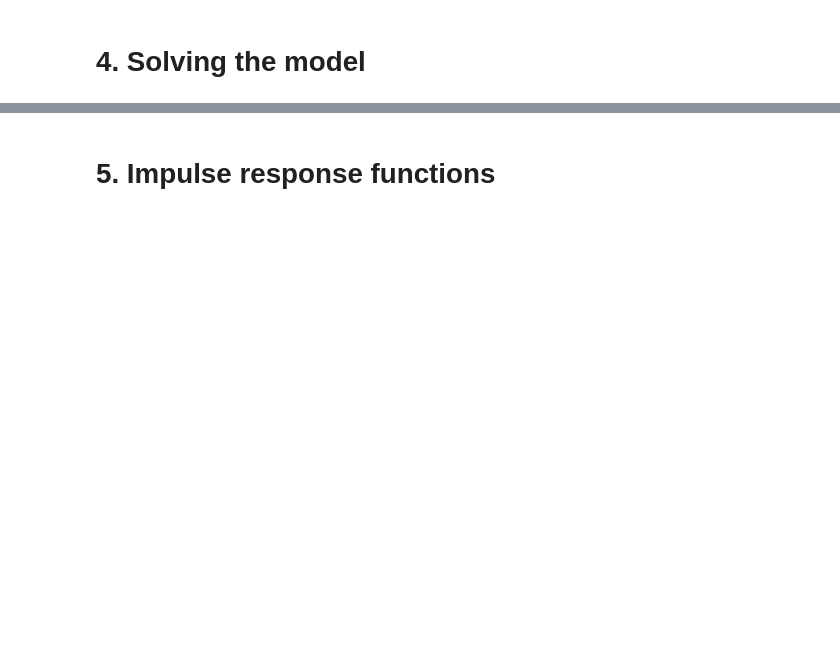
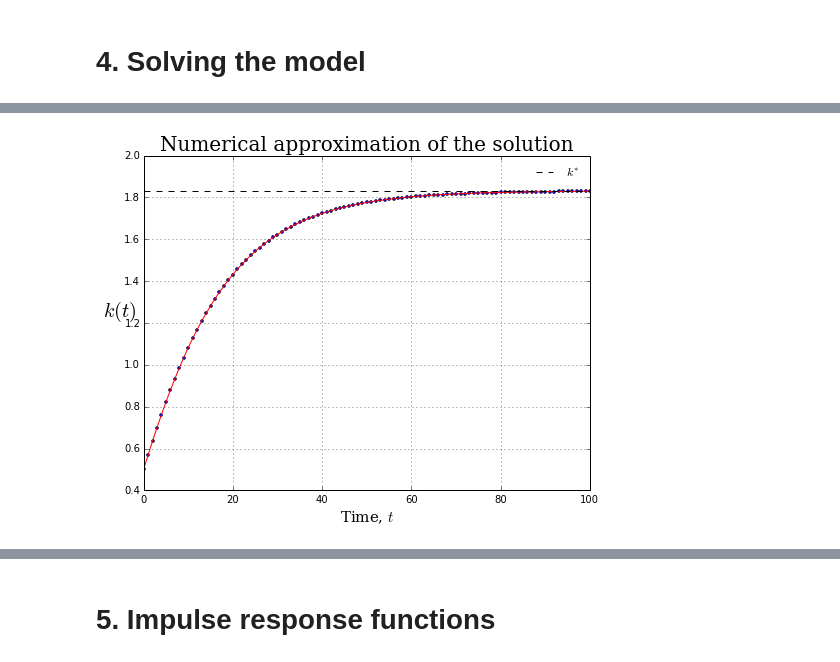
Before and after one commit to QuantEcon/QuantEcon.py, a Jupyter notebook: examples/solow_model.ipynb, the cells around one changed output, grey strips where cells are left out. Drawn from its saved outputs; the diff is of its cells as text; code cells hidden in the pictures; blank space fills up the shorter version.

```diff
--- a/examples/solow_model.ipynb
+++ b/examples/solow_model.ipynb
@@ -371,0 +462,28 @@ array([[   0.        ,    5.34659456],
+# %%
+fig, ax = plt.subplots(1, 1, figsize=(8,6))
+
+# compute and plot the numeric approximation
+t0, k0 = 0.0, 0.5
+numeric_soln = cobb_douglas_model.ivp.solve(t0, k0, T=100, integrator='lsoda')
+ax.plot(numeric_soln[:,0], numeric_soln[:,1], 'bo', markersize=3.0)
+
+# compute and plot the analytic solution
+ti = np.linspace(0, 100, 1000)
+analytic_soln = solow.cobb_douglas.analytic_solution(cobb_douglas_model, ti, k0)
+ax.plot(ti, analytic_soln[:,1], 'r-')
+
+# equilibrium value of capital stock (per unit effective labor)
+k_star = solow.cobb_douglas.analytic_steady_state(cobb_douglas_model)
+ax.axhline(k_star, linestyle='dashed', color='k', label='$k^*$')
+
+# axes, labels, title, etc
+ax.set_xlabel('Time, $t$', fontsize=15, family='serif')
+ax.set_ylabel('$k(t)$', rotation='horizontal', fontsize=20, family='serif')
+ax.set_title('Numerical approximation of the solution',
+             fontsize=20, family='serif')
+ax.legend(loc=0, frameon=False, bbox_to_anchor=(1.0, 1.0))
+ax.grid('on')
+
+plt.show()
+# %% [output]
+[figure, added]
```
Also changed, not shown: parts of 70 cells of this notebook, 1 other file.
